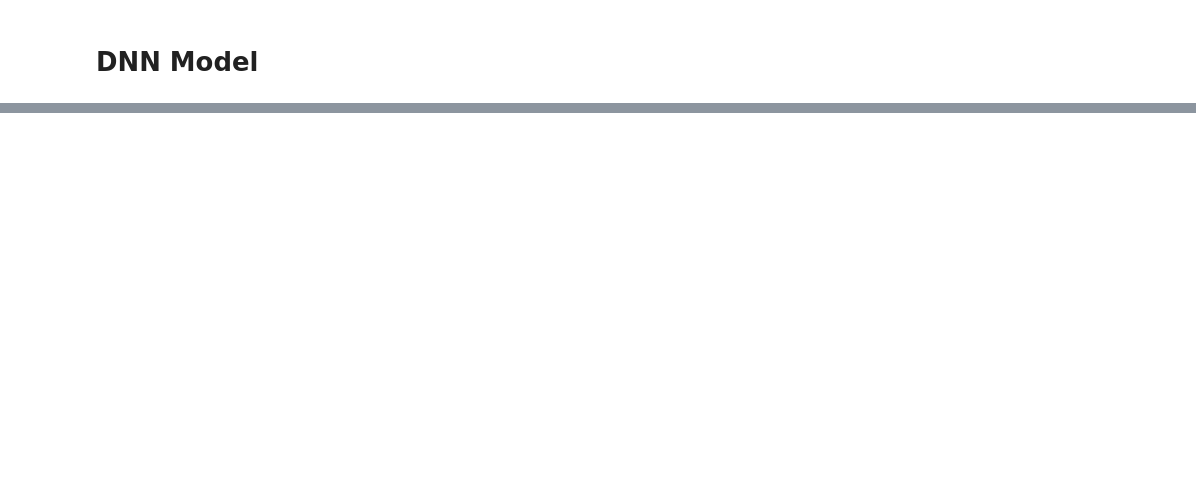
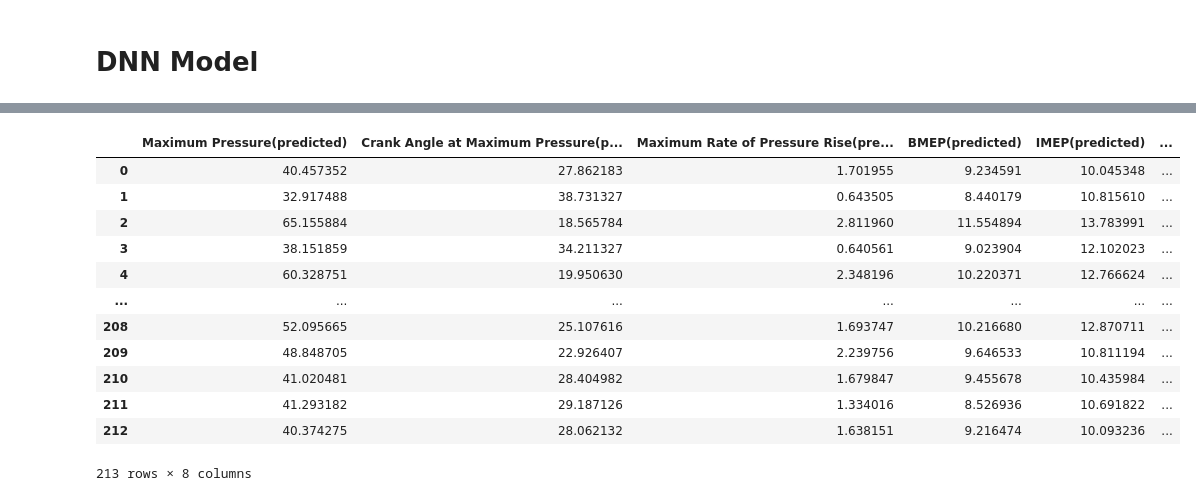
Before and after one commit to jongyunwoo/knocking-classification-and-multi-regression, a Jupyter notebook: kncking multiregression.ipynb, the cells around one changed output, grey strips where cells are left out. Drawn from its saved outputs; the diff is of its cells as text; code cells hidden in the pictures; blank space fills up the shorter version.

```diff
--- a/kncking multiregression.ipynb
+++ b/kncking multiregression.ipynb
@@ -104,0 +241,18 @@ ValueError: in user code:
+# %%
+predicted_df.columns = ['Maximum Pressure(predicted)', 'Crank Angle at Maximum Pressure(predicted)', 'Maximum Rate of Pressure Rise(predicted)', 'BMEP(predicted)',
+                         'IMEP(predicted)', 'BSFC(predicted)', 'BSNOx(predicted)', 'BSCO(predicted)']
+predicted_df
+# %% [output]
+|  | Maximum Pressure(predicted) | Crank Angle at Maximum Pressure(p... | Maximum Rate of Pressure Rise(pre... | BMEP(predicted) | IMEP(predicted) | ... |
+| 0 | 40.457352 | 27.862183 | 1.701955 | 9.234591 | 10.045348 | ... |
+| 1 | 32.917488 | 38.731327 | 0.643505 | 8.440179 | 10.815610 | ... |
+| 2 | 65.155884 | 18.565784 | 2.811960 | 11.554894 | 13.783991 | ... |
+| 3 | 38.151859 | 34.211327 | 0.640561 | 9.023904 | 12.102023 | ... |
+| 4 | 60.328751 | 19.950630 | 2.348196 | 10.220371 | 12.766624 | ... |
+| ... | ... | ... | ... | ... | ... | ... |
+| 208 | 52.095665 | 25.107616 | 1.693747 | 10.216680 | 12.870711 | ... |
+| 209 | 48.848705 | 22.926407 | 2.239756 | 9.646533 | 10.811194 | ... |
+| 210 | 41.020481 | 28.404982 | 1.679847 | 9.455678 | 10.435984 | ... |
+| 211 | 41.293182 | 29.187126 | 1.334016 | 8.526936 | 10.691822 | ... |
+| 212 | 40.374275 | 28.062132 | 1.638151 | 9.216474 | 10.093236 | ... |
+213 rows × 8 columns
```
Also changed, not shown: parts of 12 cells of this notebook, 1 other file.
